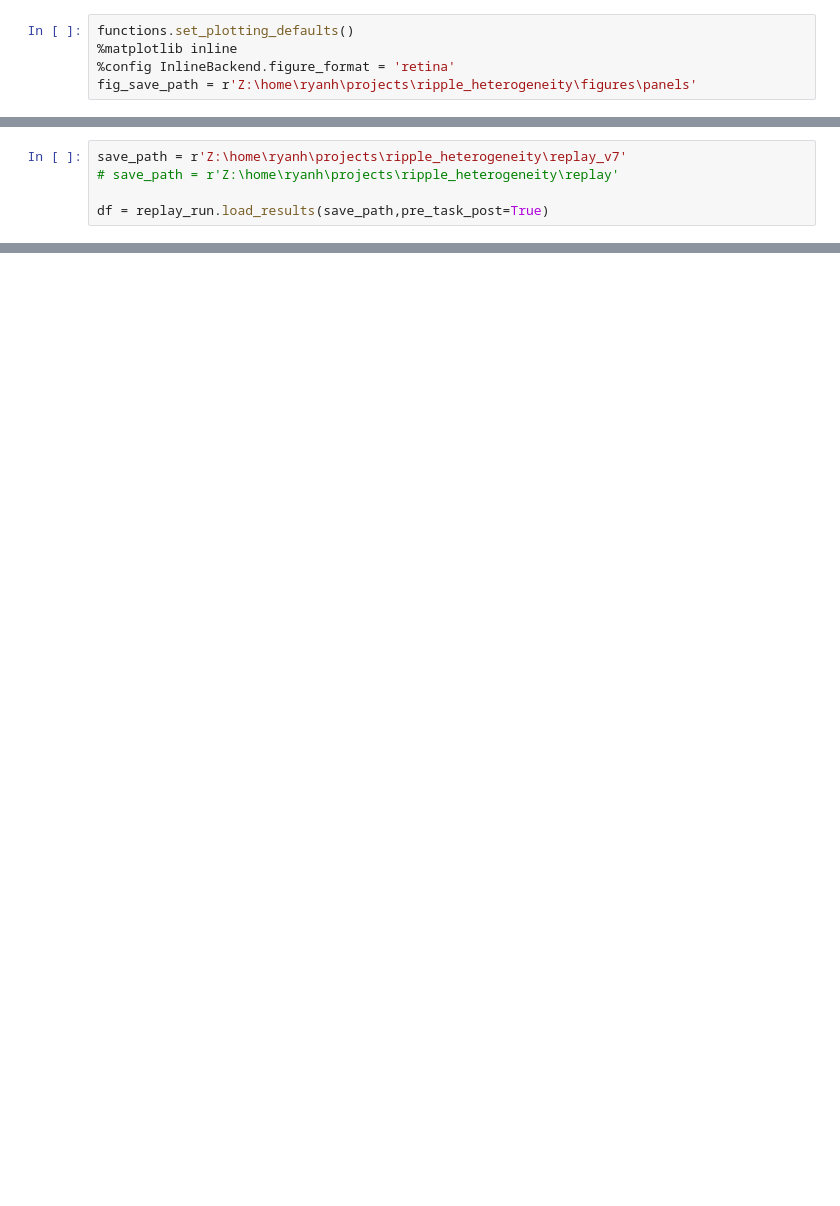
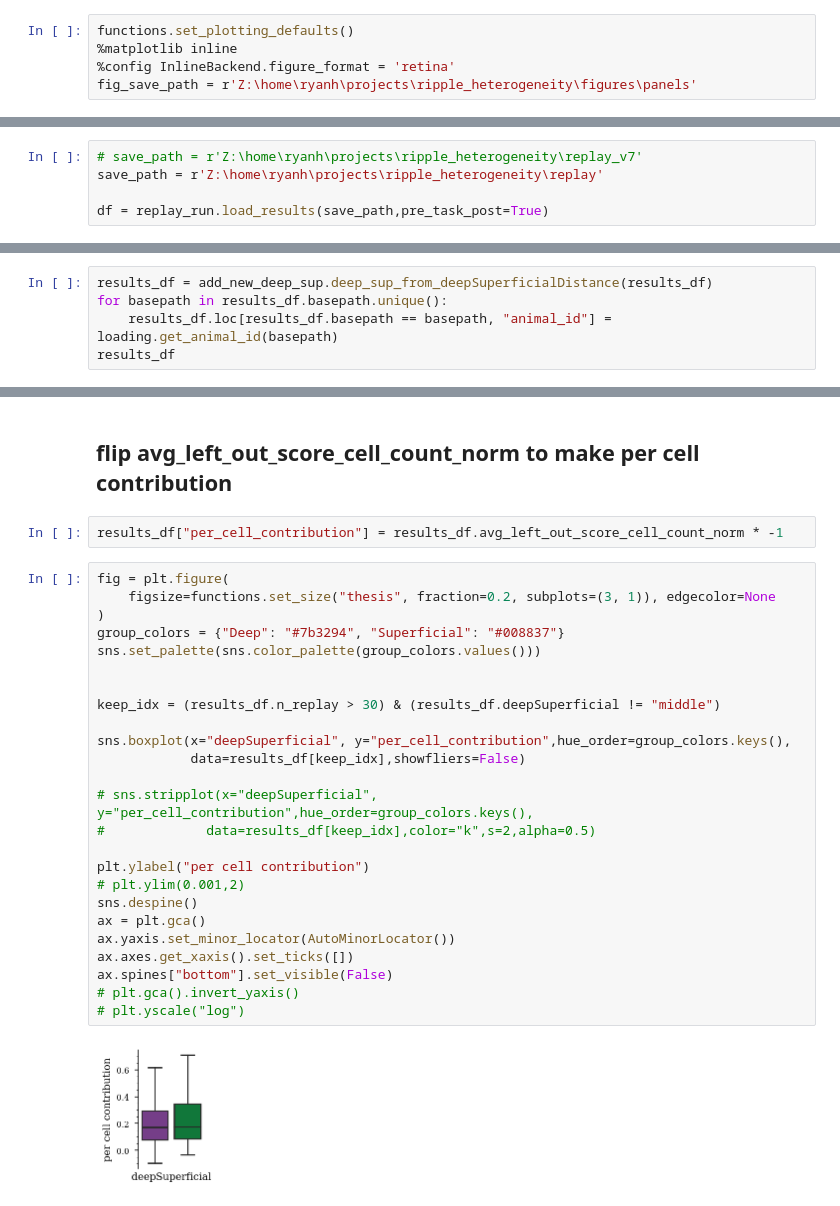
Before and after one commit to ryanharvey1/ripple_heterogeneity, a Jupyter notebook: scripts/replay/leave_one_out_replay.ipynb, the cells around one changed output, grey strips where cells are left out. Cells and saved outputs as stored; diff of their text form; blank space fills up the shorter version.

```diff
--- a/scripts/replay/leave_one_out_replay.ipynb
+++ b/scripts/replay/leave_one_out_replay.ipynb
@@ -31,5 +39,5 @@ fig_save_path = r'Z:\home\ryanh\projects\ripple_heterogeneity\figures\panels'
 # %%
-save_path = r'Z:\home\ryanh\projects\ripple_heterogeneity\replay_v7'
-# save_path = r'Z:\home\ryanh\projects\ripple_heterogeneity\replay'
+# save_path = r'Z:\home\ryanh\projects\ripple_heterogeneity\replay_v7'
+save_path = r'Z:\home\ryanh\projects\ripple_heterogeneity\replay'
 
 df = replay_run.load_results(save_path,pre_task_post=True)
@@ -239,0 +129,5 @@ dict_keys(['outbound_epochs', 'inbound_epochs'])
+# %%
+results_df = add_new_deep_sup.deep_sup_from_deepSuperficialDistance(results_df)
+for basepath in results_df.basepath.unique():
+    results_df.loc[results_df.basepath == basepath, "animal_id"] = loading.get_animal_id(basepath)
+results_df
@@ -239,0 +148,31 @@ dict_keys(['outbound_epochs', 'inbound_epochs'])
+# %% [markdown]
+## flip avg_left_out_score_cell_count_norm to make per cell contribution
+# %%
+results_df["per_cell_contribution"] = results_df.avg_left_out_score_cell_count_norm * -1
+# %%
+fig = plt.figure(
+    figsize=functions.set_size("thesis", fraction=0.2, subplots=(3, 1)), edgecolor=None
+)
+group_colors = {"Deep": "#7b3294", "Superficial": "#008837"}
+sns.set_palette(sns.color_palette(group_colors.values()))
+
+
+keep_idx = (results_df.n_replay > 30) & (results_df.deepSuperficial != "middle")
+
+sns.boxplot(x="deepSuperficial", y="per_cell_contribution",hue_order=group_colors.keys(),
+            data=results_df[keep_idx],showfliers=False)
+
+# sns.stripplot(x="deepSuperficial", y="per_cell_contribution",hue_order=group_colors.keys(),
+#             data=results_df[keep_idx],color="k",s=2,alpha=0.5)
+
+plt.ylabel("per cell contribution")
+# plt.ylim(0.001,2)
+sns.despine()
+ax = plt.gca()
+ax.yaxis.set_minor_locator(AutoMinorLocator())
+ax.axes.get_xaxis().set_ticks([])
+ax.spines["bottom"].set_visible(False)
+# plt.gca().invert_yaxis()
+# plt.yscale("log")
+# %% [output]
+[figure, added]
```
Also changed, not shown: parts of 23 cells of this notebook, 1 other file.
